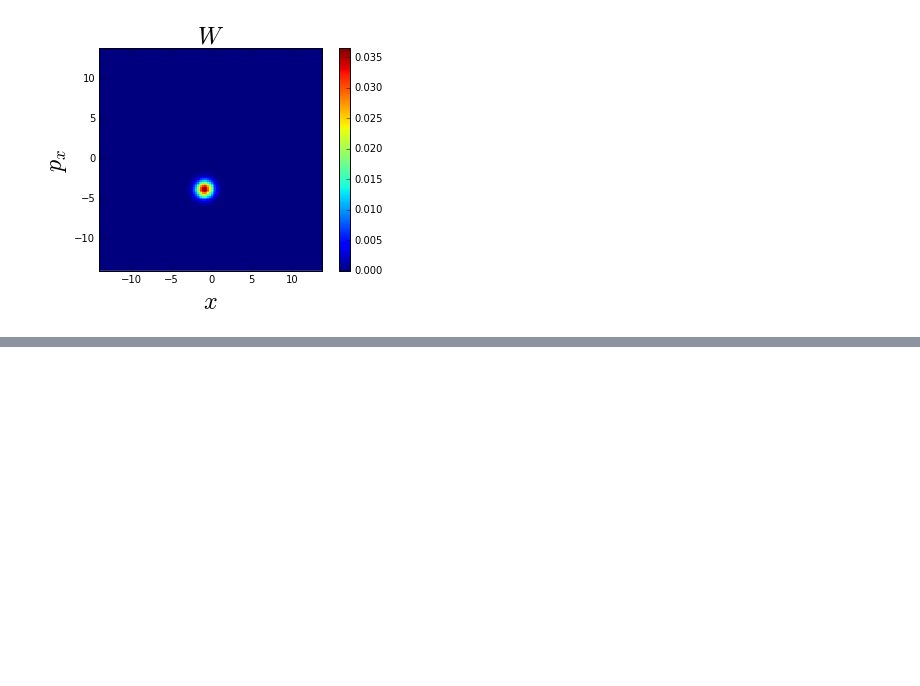
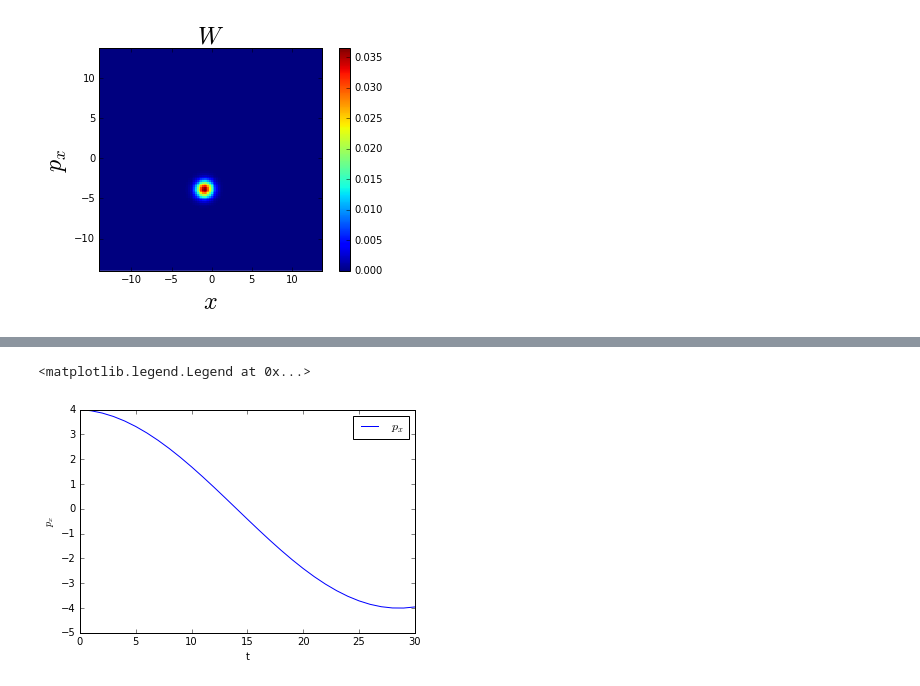
Before and after one commit to cabrer7/PyWignerCUDA2, a Jupyter notebook: instances/Wigner4D/HOscillator.ipynb, the cells around one changed output, grey strips where cells are left out. Cells and saved outputs as stored; diff of their text form; code cells hidden in the pictures; blank space fills up the shorter version.

```diff
--- a/instances/Wigner4D/HOscillator.ipynb
+++ b/instances/Wigner4D/HOscillator.ipynb
@@ -239,0 +232,8 @@ plt.plot( instance.average_p_y )
+# %%
+plt.plot( instance.average_p_x , label="$p_x$")
+plt.ylabel("$p_x$")
+plt.xlabel("t")
+plt.legend()
+# %% [output]
+<matplotlib.legend.Legend at 0x...>
+[figure, added]
```
Also changed, not shown: parts of 11 cells of this notebook.
